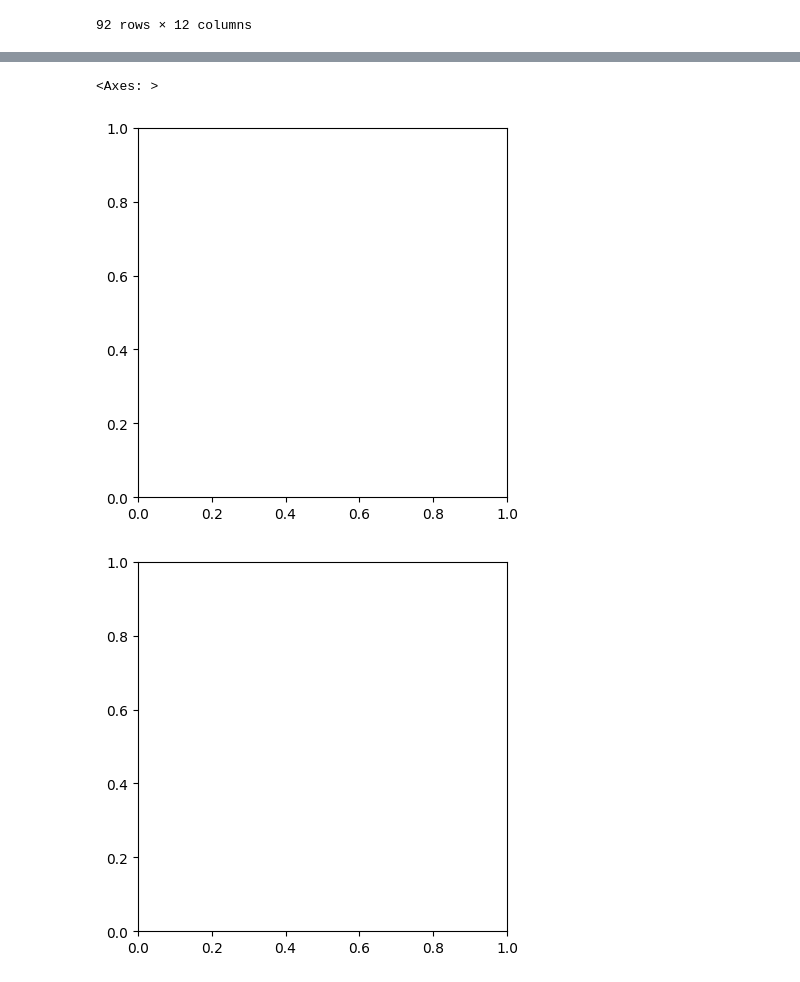
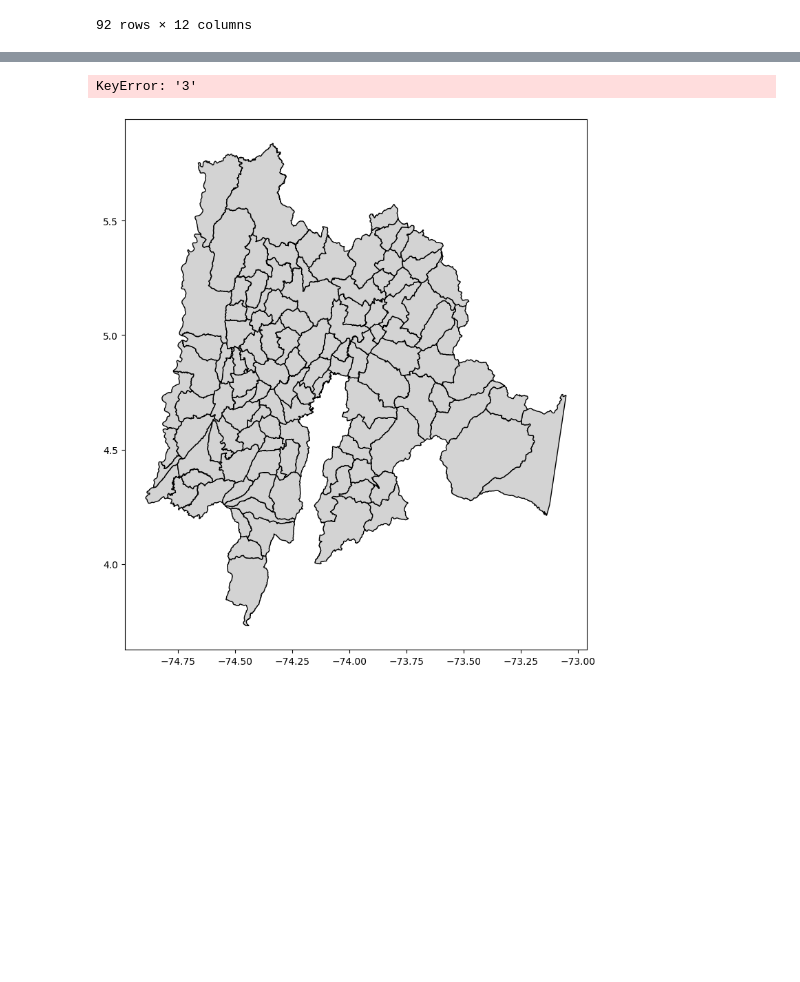
Before and after one commit to Paular0206/PARCIALFINALPOO__, a Jupyter notebook: parcialfinal_1.ipynb, the cells around one changed output, grey strips where cells are left out. Drawn from its saved outputs; the diff is of its cells as text; code cells hidden in the pictures; blank space fills up the shorter version.

```diff
--- a/parcialfinal_1.ipynb
+++ b/parcialfinal_1.ipynb
@@ -57,8 +60,18 @@ gdf_Municipios_de_Cundinamarca_2022
 116 rows × 14 columns
-# %%
-gdf_POBLACION_CUNDINAMARCA.plot()
-gdf_Municipios_de_Cundinamarca_2022.plot()
-# %% [output]
-<Axes: >
-[figure, removed]
-[figure, removed]
+# %%
+fig, ax = plt.subplots(figsize=(10, 10))
+
+# Plotear los límites de los municipios
+gdf_Municipios_de_Cundinamarca_2022.plot(ax=ax, color='lightgray', edgecolor='black')
+
+# Plotear los datos de población
+gdf_POBLACION_CUNDINAMARCA.plot(ax=ax, column='3', cmap='OrRd', legend=True)
+
+# Añadir título
+plt.title('Mapa de Población de los Municipios de Cundinamarca')
+
+# Mostrar el mapa
+plt.show()
+# %% [output]
+KeyError: '3'
+[figure, added]
```
Also changed, not shown: parts of 3 cells of this notebook.
